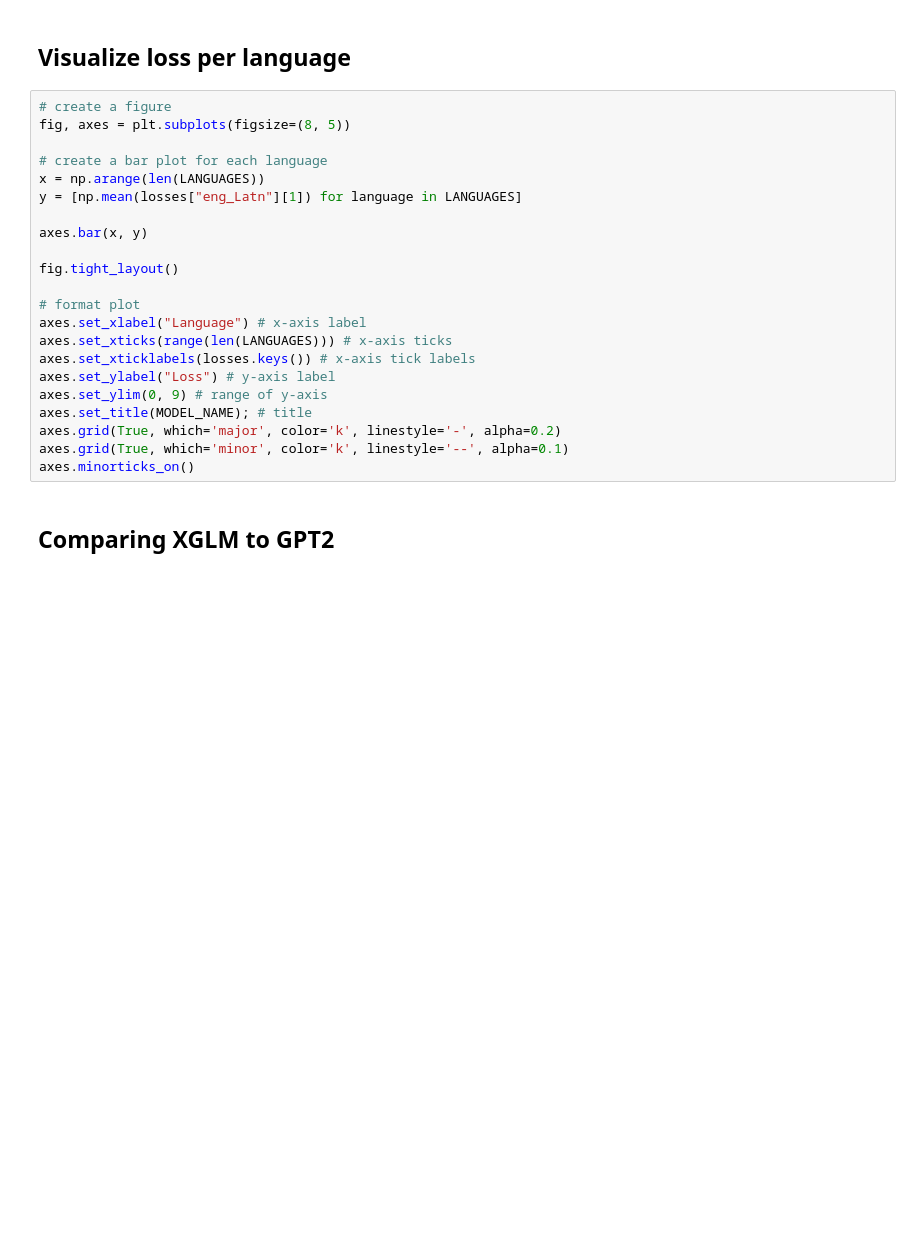
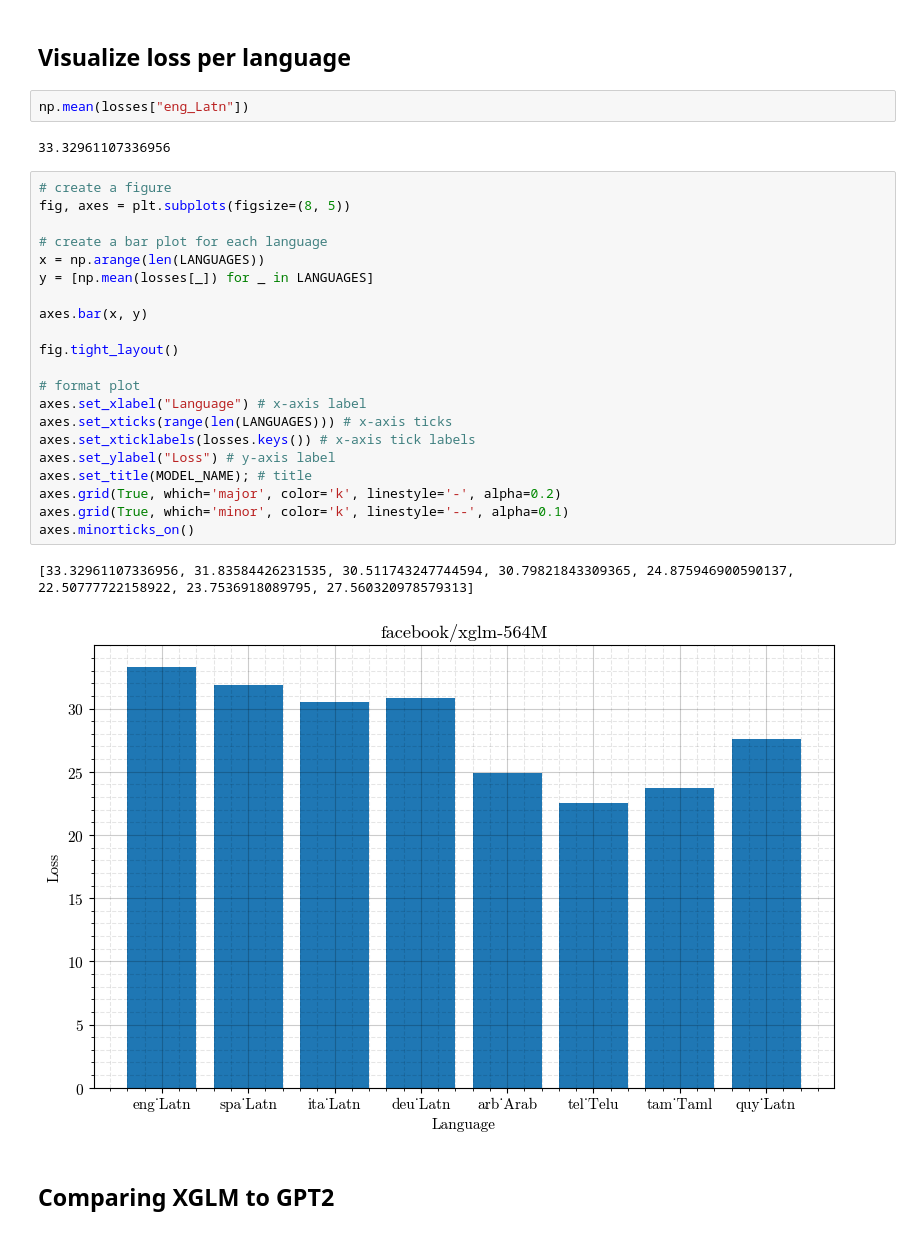
Before and after one commit to Kanakanajm/nnti, a Jupyter notebook: NNTIProject/notebooks/task1.ipynb, the cells around one changed output. Saved outputs shown, nothing was run; the diff lists cells and outputs as text; blank space fills up the shorter version.

```diff
--- a/NNTIProject/notebooks/task1.ipynb
+++ b/NNTIProject/notebooks/task1.ipynb
@@ -386,27 +407,33 @@ Computing losses for eng_Latn...
 # %% [markdown]
 ## Visualize loss per language
+# %%
+np.mean(losses["eng_Latn"])
+# %% [output]
+33.32961107336956
 # %%
 # create a figure
 fig, axes = plt.subplots(figsize=(8, 5))
 
 # create a bar plot for each language
 x = np.arange(len(LANGUAGES))
-y = [np.mean(losses["eng_Latn"][1]) for language in LANGUAGES]
+y = [np.mean(losses[_]) for _ in LANGUAGES]
 
 axes.bar(x, y)
 
 fig.tight_layout()
 
 # format plot
 axes.set_xlabel("Language") # x-axis label
 axes.set_xticks(range(len(LANGUAGES))) # x-axis ticks
 axes.set_xticklabels(losses.keys()) # x-axis tick labels
 axes.set_ylabel("Loss") # y-axis label
-axes.set_ylim(0, 9) # range of y-axis
 axes.set_title(MODEL_NAME); # title
 axes.grid(True, which='major', color='k', linestyle='-', alpha=0.2)
 axes.grid(True, which='minor', color='k', linestyle='--', alpha=0.1)
 axes.minorticks_on()
+# %% [output]
+[33.32961107336956, 31.83584426231535, 30.511743247744594, 30.79821843309365, 24.875946900590137, 22.50777722158922, 23.7536918089795, 27.560320978579313]
+[figure, added]
 # %% [markdown]
 ## Comparing XGLM to GPT2
 # %% [markdown]
```
Also changed, not shown: parts of 2 cells of this notebook, 2 other files.
